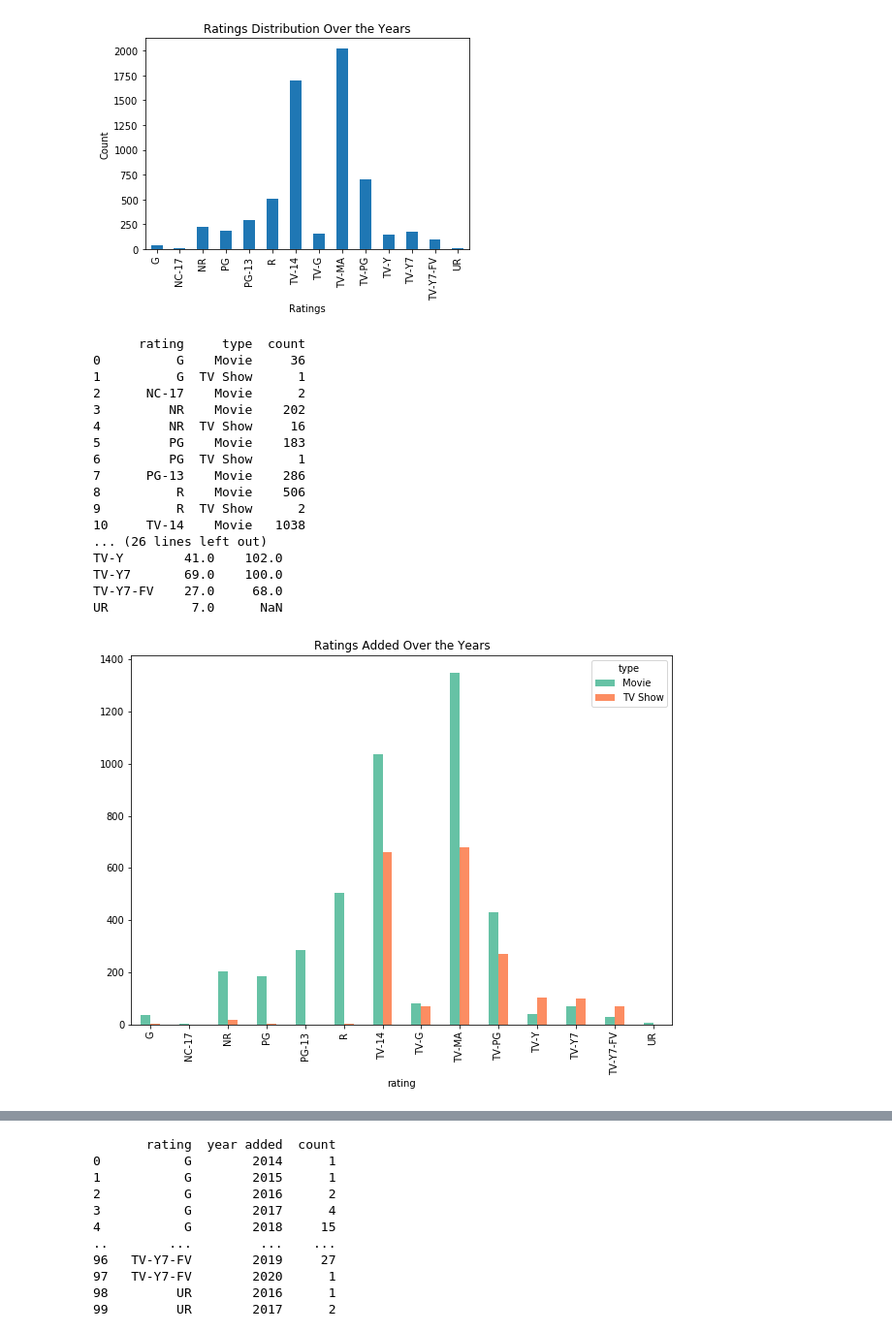
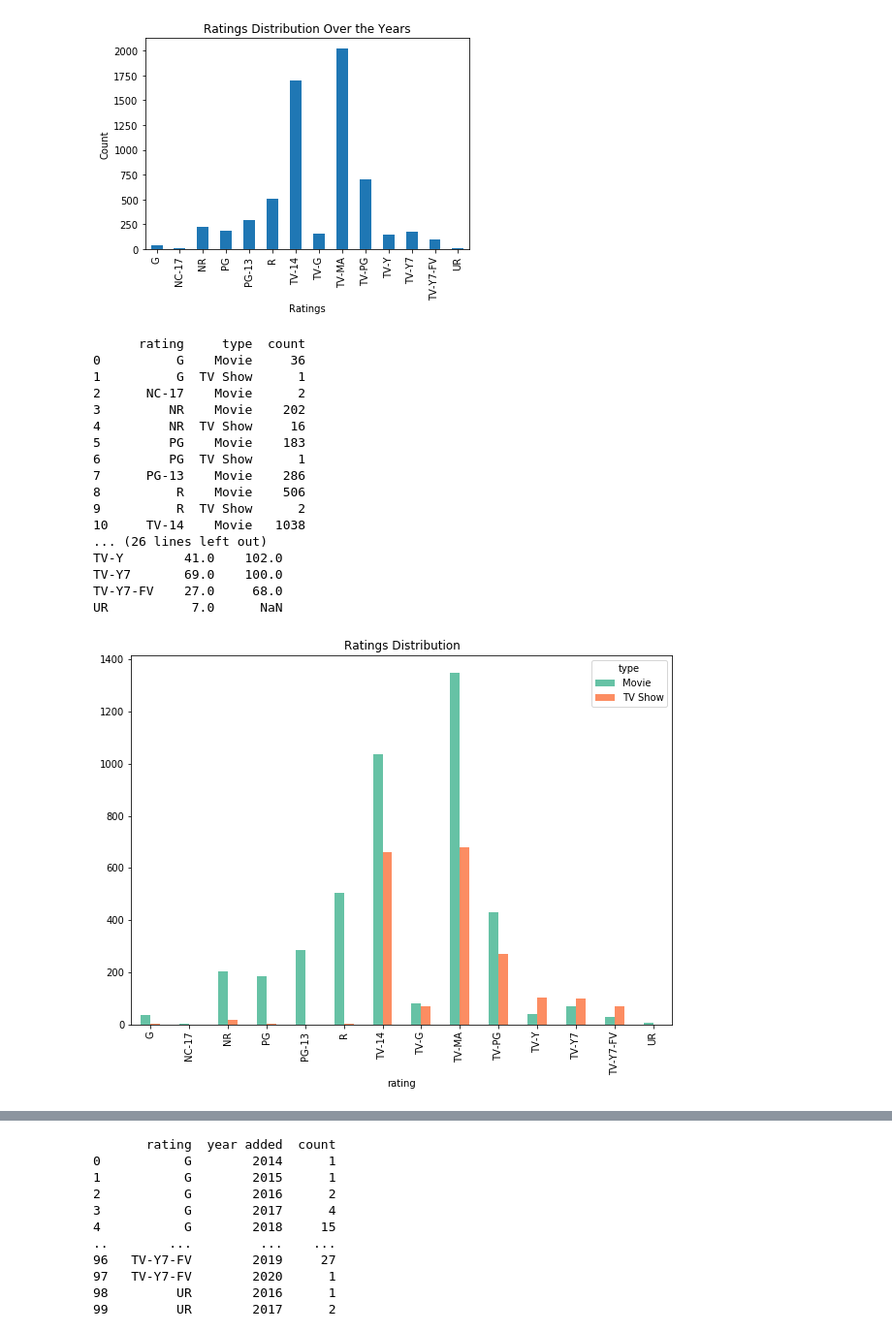
Before and after one commit to vmratcliff/Netflix-Exploratory-Analysis, a Jupyter notebook: Netflix notebook-VMR Working Copy.ipynb, the cells around one changed output, grey strips where cells are left out. Shown: that part at 97% size. Saved outputs shown, nothing was run; the diff lists cells and outputs as text; code cells hidden in the pictures.

```diff
--- a/Netflix notebook-VMR Working Copy.ipynb
+++ b/Netflix notebook-VMR Working Copy.ipynb
@@ -355,29 +389,31 @@ plt.savefig("figures/RatingsDist_Bar.png")
 # %%
 ratings_type_df = netflix_df.groupby(['rating','type']).size().reset_index(name='count')
 print(ratings_type_df)
 
+ratings_type_df = ratings_type_df.dropna()
+
 pivotratings_df = ratings_type_df.pivot(index='rating', columns='type', values='count')
 print(pivotratings_df)
-pivotratings_df.loc[:,['Movie','TV Show']].plot.bar(color=sns.color_palette("Set2"), figsize=(10,7), title="Ratings Added Over the Years")
-plt.savefig("figures/Ratings_AddYear.png")
+pivotratings_df.loc[:,['Movie','TV Show']].plot.bar(color=sns.color_palette("Set2"), figsize=(10,7), title="Ratings Distribution")
+plt.savefig("figures/Ratings_Distribution.png")
 
 plt.show()
 # %% [output]
       rating     type  count
 0          G    Movie     36
 1          G  TV Show      1
 2      NC-17    Movie      2
 3         NR    Movie    202
 4         NR  TV Show     16
 5         PG    Movie    183
 6         PG  TV Show      1
 7      PG-13    Movie    286
 8          R    Movie    506
 9          R  TV Show      2
 10     TV-14    Movie   1038
 ... (26 lines left out)
 TV-Y        41.0    102.0
 TV-Y7       69.0    100.0
 TV-Y7-FV    27.0     68.0
 UR           7.0      NaN
-[figure, old version]
+[figure, new version]
```
Also changed, not shown: parts of 34 cells of this notebook, 10 other files.
